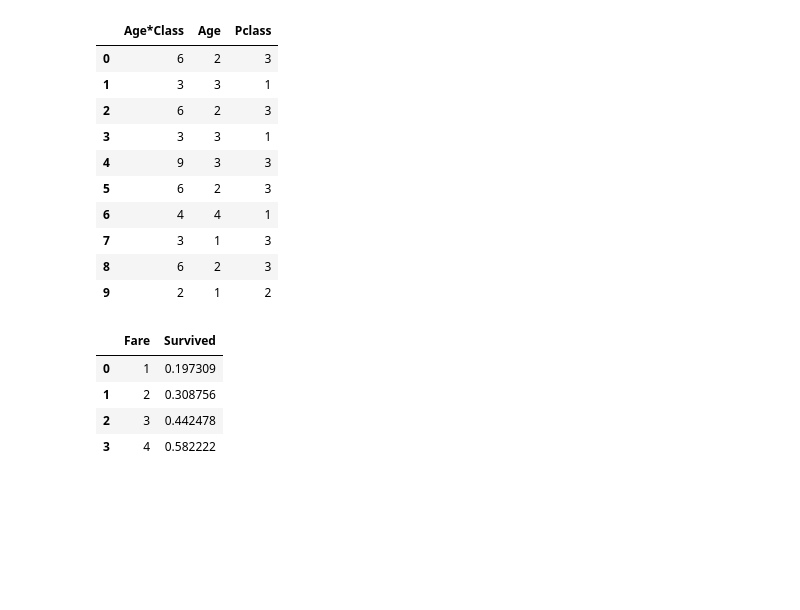
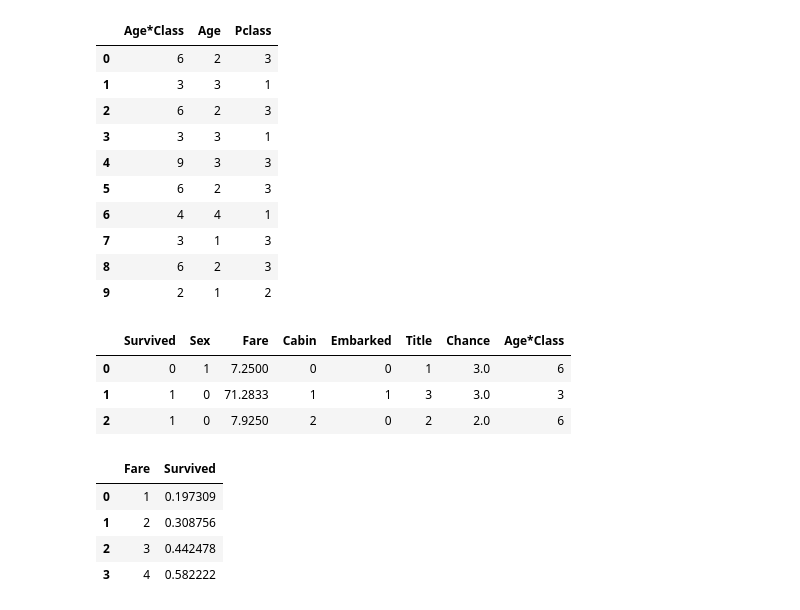
Before and after one commit to Sadeqsoli/ClassicTitanic, a Jupyter notebook: classic-titanic.ipynb, the cells around one changed output. Drawn from its saved outputs; the diff is of its cells as text; code cells hidden in the pictures; blank space fills up the shorter version.

```diff
--- a/classic-titanic.ipynb
+++ b/classic-titanic.ipynb
@@ -611,6 +611,16 @@ train.loc[:, ['Age*Class', 'Age', 'Pclass']].head(10)
 | 7 | 3 | 1 | 3 |
 | 8 | 6 | 2 | 3 |
 | 9 | 2 | 1 | 2 |
+# %%
+train = train.drop(['Age', 'Pclass'], axis=1)
+test = test.drop(['Age', 'Pclass'], axis=1)
+full_data = [train, test]
+train.head(3)
+# %% [output]
+|  | Survived | Sex | Fare | Cabin | Embarked | Title | Chance | Age*Class |
+| 0 | 0 | 1 | 7.2500 | 0 | 0 | 1 | 3.0 | 6 |
+| 1 | 1 | 0 | 71.2833 | 1 | 1 | 3 | 3.0 | 3 |
+| 2 | 1 | 0 | 7.9250 | 2 | 0 | 2 | 2.0 | 6 |
 # %%
 # Define the bins and labels for Fare column
 bins_Fare = [0, 7.91, 14.45, 31, 600]
```
Also changed, not shown: parts of 6 cells of this notebook.
